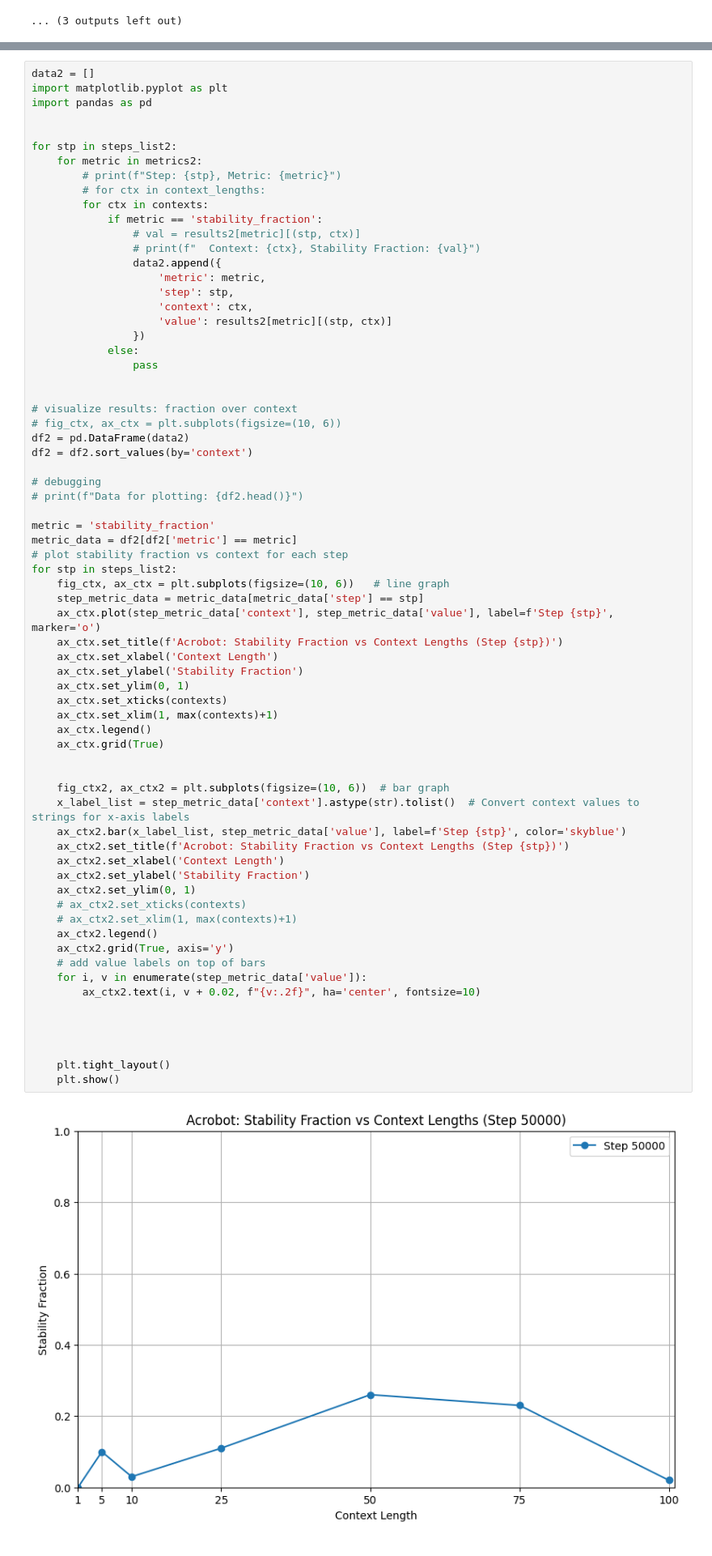
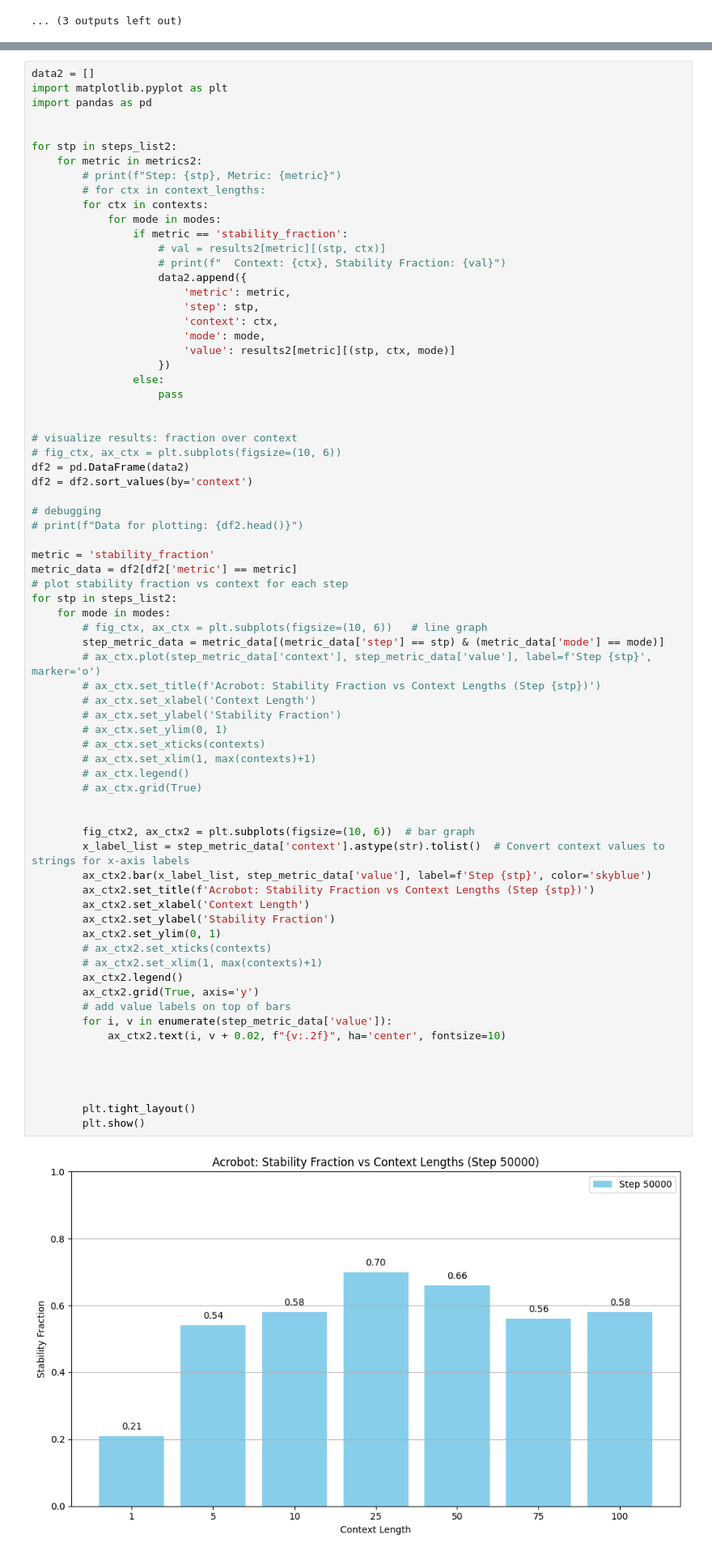
Before and after one commit to ebonyelsmith/transformer_control, a Jupyter notebook: evaluate_inference_acrobot.ipynb, the cells around one changed output, grey strips where cells are left out. Shown at 81% size. Saved outputs shown, nothing was run; the diff lists cells and outputs as text.

Commit message:
plotting things

```diff
--- a/evaluate_inference_acrobot.ipynb
+++ b/evaluate_inference_acrobot.ipynb
@@ -916,70 +925,73 @@ data2 = []
 import matplotlib.pyplot as plt
 import pandas as pd
 
 
 for stp in steps_list2:
     for metric in metrics2:
         # print(f"Step: {stp}, Metric: {metric}")
         # for ctx in context_lengths:
         for ctx in contexts:
-            if metric == 'stability_fraction':
-                # val = results2[metric][(stp, ctx)]
-                # print(f"  Context: {ctx}, Stability Fraction: {val}")
-                data2.append({
-                    'metric': metric,
-                    'step': stp,
-                    'context': ctx,
-                    'value': results2[metric][(stp, ctx)]
-                })
-            else:
-                pass
+            for mode in modes:
+                if metric == 'stability_fraction':
+                    # val = results2[metric][(stp, ctx)]
+                    # print(f"  Context: {ctx}, Stability Fraction: {val}")
+                    data2.append({
+                        'metric': metric,
+                        'step': stp,
+                        'context': ctx,
+                        'mode': mode,
+                        'value': results2[metric][(stp, ctx, mode)]
+                    })
+                else:
+                    pass
 
 
 # visualize results: fraction over context
 # fig_ctx, ax_ctx = plt.subplots(figsize=(10, 6))
 df2 = pd.DataFrame(data2)
 df2 = df2.sort_values(by='context')
 
 # debugging
 # print(f"Data for plotting: {df2.head()}")
 
 metric = 'stability_fraction'
 metric_data = df2[df2['metric'] == metric]
 # plot stability fraction vs context for each step
 for stp in steps_list2:
-    fig_ctx, ax_ctx = plt.subplots(figsize=(10, 6))   # line graph
-    step_metric_data = metric_data[metric_data['step'] == stp]
-    ax_ctx.plot(step_metric_data['context'], step_metric_data['value'], label=f'Step {stp}', marker='o')
-    ax_ctx.set_title(f'Acrobot: Stability Fraction vs Context Lengths (Step {stp})')
-    ax_ctx.set_xlabel('Context Length')
-    ax_ctx.set_ylabel('Stability Fraction')
-    ax_ctx.set_ylim(0, 1)
-    ax_ctx.set_xticks(contexts)
-    ax_ctx.set_xlim(1, max(contexts)+1)
-    ax_ctx.legend()
-    ax_ctx.grid(True)
+    for mode in modes:
+        # fig_ctx, ax_ctx = plt.subplots(figsize=(10, 6))   # line graph
+        step_metric_data = metric_data[(metric_data['step'] == stp) & (metric_data['mode'] == mode)]
+        # ax_ctx.plot(step_metric_data['context'], step_metric_data['value'], label=f'Step {stp}', marker='o')
+        # ax_ctx.set_title(f'Acrobot: Stability Fraction vs Context Lengths (Step {stp})')
+        # ax_ctx.set_xlabel('Context Length')
+        # ax_ctx.set_ylabel('Stability Fraction')
+        # ax_ctx.set_ylim(0, 1)
+        # ax_ctx.set_xticks(contexts)
+        # ax_ctx.set_xlim(1, max(contexts)+1)
+        # ax_ctx.legend()
+        # ax_ctx.grid(True)
 
 
-    fig_ctx2, ax_ctx2 = plt.subplots(figsize=(10, 6))  # bar graph
-    x_label_list = step_metric_data['context'].astype(str).tolist()  # Convert context values to strings for x-axis labels
-    ax_ctx2.bar(x_label_list, step_metric_data['value'], label=f'Step {stp}', color='skyblue')
-    ax_ctx2.set_title(f'Acrobot: Stability Fraction vs Context Lengths (Step {stp})')
-    ax_ctx2.set_xlabel('Context Length')
-    ax_ctx2.set_ylabel('Stability Fraction')
-    ax_ctx2.set_ylim(0, 1)
-    # ax_ctx2.set_xticks(contexts)
-    # ax_ctx2.set_xlim(1, max(contexts)+1)
-    ax_ctx2.legend()
-    ax_ctx2.grid(True, axis='y')
-    # add value labels on top of bars
-    for i, v in enumerate(step_metric_data['value']):
-        ax_ctx2.text(i, v + 0.02, f"{v:.2f}", ha='center', fontsize=10)
+        fig_ctx2, ax_ctx2 = plt.subplots(figsize=(10, 6))  # bar graph
+        x_label_list = step_metric_data['context'].astype(str).tolist()  # Convert context values to strings for x-axis labels
+        ax_ctx2.bar(x_label_list, step_metric_data['value'], label=f'Step {stp}', color='skyblue')
+        ax_ctx2.set_title(f'Acrobot: Stability Fraction vs Context Lengths (Step {stp})')
+        ax_ctx2.set_xlabel('Context Length')
+        ax_ctx2.set_ylabel('Stability Fraction')
+        ax_ctx2.set_ylim(0, 1)
+        # ax_ctx2.set_xticks(contexts)
+        # ax_ctx2.set_xlim(1, max(contexts)+1)
+        ax_ctx2.legend()
+        ax_ctx2.grid(True, axis='y')
+        # add value labels on top of bars
+        for i, v in enumerate(step_metric_data['value']):
+            ax_ctx2.text(i, v + 0.02, f"{v:.2f}", ha='center', fontsize=10)
 
 
 
 
-    plt.tight_layout()
-    plt.show()
+        plt.tight_layout()
+        plt.show()
 # %% [output]
-[figure, old version]
+[figure, new version]
 [figure]
```
Also changed, not shown: parts of 2 cells of this notebook, 1 other file.
